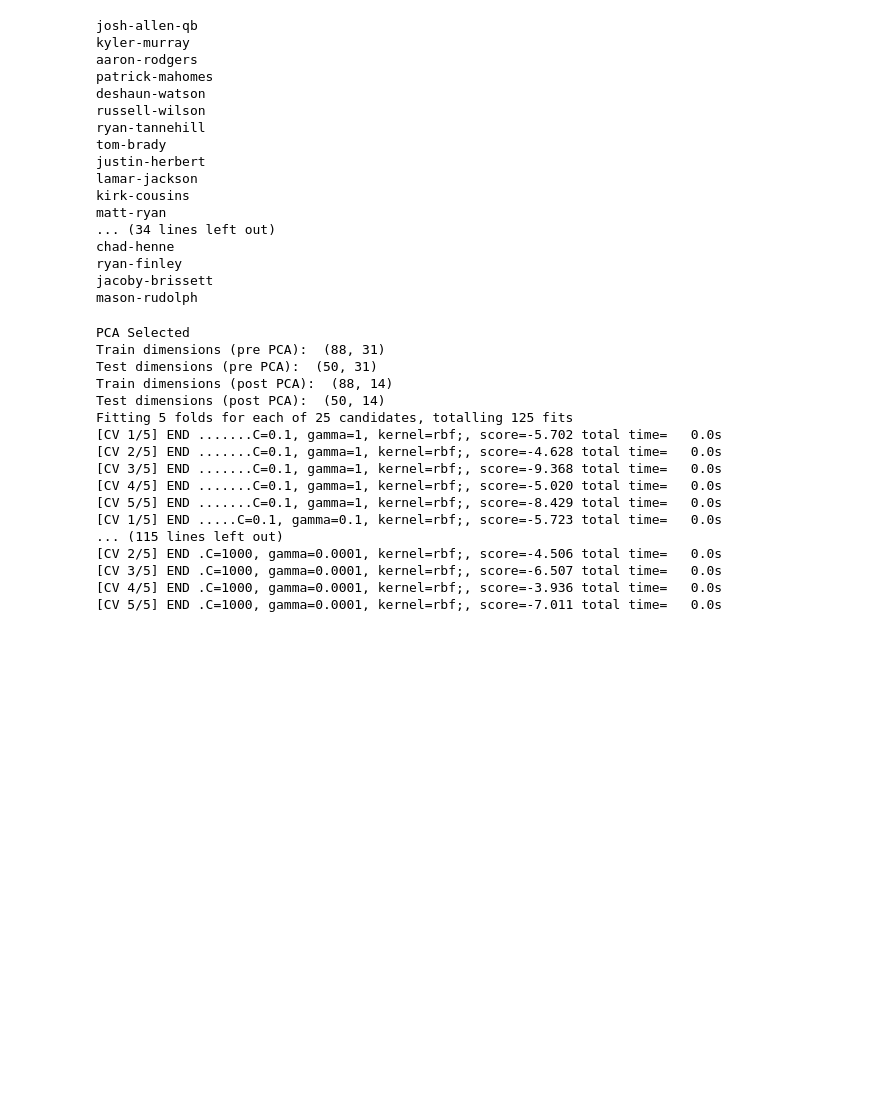
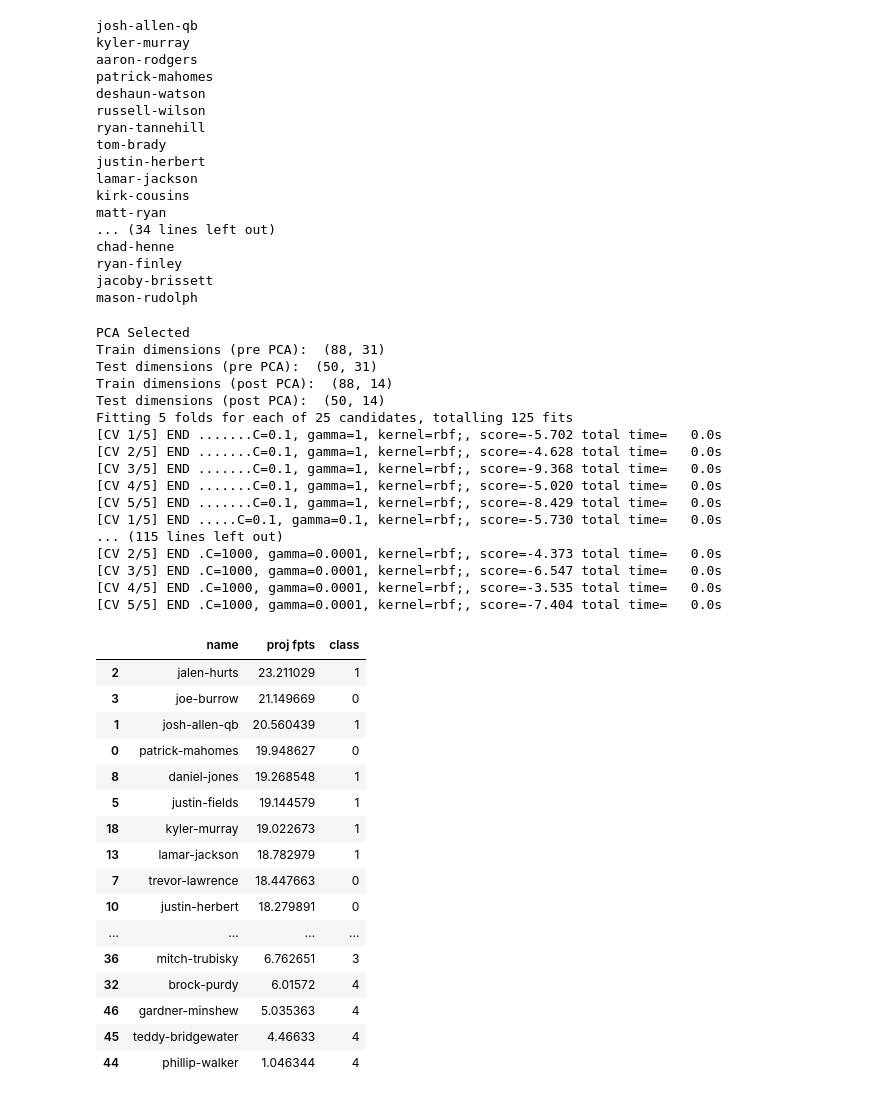
Before and after one commit to xander-abbott/fantasy_scrape, a Jupyter notebook: main_qb.ipynb, the cells around one changed output. Saved outputs shown, nothing was run; the diff lists cells and outputs as text; code cells hidden in the pictures; blank space fills up the shorter version.

```diff
--- a/main_qb.ipynb
+++ b/main_qb.ipynb
@@ -18,7 +20,6 @@ from scrape import run_svr_2023
 # %%
 results = run_svr_2023('qb', 'PPR', pca=True)
 results['projections'].head(50)
-results['projections'].to_csv('2022_qb_projections_pca.csv')
 # %% [output]
 patrick-mahomes
 josh-allen-qb
@@ -56,35 +57,52 @@ cooper-rush
 jordan-love
 josh-allen-qb
 kyler-murray
 aaron-rodgers
 patrick-mahomes
 deshaun-watson
 russell-wilson
 ryan-tannehill
 tom-brady
 justin-herbert
 lamar-jackson
 kirk-cousins
 matt-ryan
 ... (34 lines left out)
 chad-henne
 ryan-finley
 jacoby-brissett
 mason-rudolph
 PCA Selected
 Train dimensions (pre PCA):  (88, 31)
 Test dimensions (pre PCA):  (50, 31)
 Train dimensions (post PCA):  (88, 14)
 Test dimensions (post PCA):  (50, 14)
 Fitting 5 folds for each of 25 candidates, totalling 125 fits
 [CV 1/5] END .......C=0.1, gamma=1, kernel=rbf;, score=-5.702 total time=   0.0s
 [CV 2/5] END .......C=0.1, gamma=1, kernel=rbf;, score=-4.628 total time=   0.0s
 [CV 3/5] END .......C=0.1, gamma=1, kernel=rbf;, score=-9.368 total time=   0.0s
 [CV 4/5] END .......C=0.1, gamma=1, kernel=rbf;, score=-5.020 total time=   0.0s
 [CV 5/5] END .......C=0.1, gamma=1, kernel=rbf;, score=-8.429 total time=   0.0s
-[CV 1/5] END .....C=0.1, gamma=0.1, kernel=rbf;, score=-5.723 total time=   0.0s
+[CV 1/5] END .....C=0.1, gamma=0.1, kernel=rbf;, score=-5.730 total time=   0.0s
 ... (115 lines left out)
-[CV 2/5] END .C=1000, gamma=0.0001, kernel=rbf;, score=-4.506 total time=   0.0s
-[CV 3/5] END .C=1000, gamma=0.0001, kernel=rbf;, score=-6.507 total time=   0.0s
-[CV 4/5] END .C=1000, gamma=0.0001, kernel=rbf;, score=-3.936 total time=   0.0s
-[CV 5/5] END .C=1000, gamma=0.0001, kernel=rbf;, score=-7.011 total time=   0.0s
+[CV 2/5] END .C=1000, gamma=0.0001, kernel=rbf;, score=-4.373 total time=   0.0s
+[CV 3/5] END .C=1000, gamma=0.0001, kernel=rbf;, score=-6.547 total time=   0.0s
+[CV 4/5] END .C=1000, gamma=0.0001, kernel=rbf;, score=-3.535 total time=   0.0s
+[CV 5/5] END .C=1000, gamma=0.0001, kernel=rbf;, score=-7.404 total time=   0.0s
+|  | name | proj fpts | class |
+| 2 | jalen-hurts | 23.211029 | 1 |
+| 3 | joe-burrow | 21.149669 | 0 |
+| 1 | josh-allen-qb | 20.560439 | 1 |
+| 0 | patrick-mahomes | 19.948627 | 0 |
+| 8 | daniel-jones | 19.268548 | 1 |
+| 5 | justin-fields | 19.144579 | 1 |
+| 18 | kyler-murray | 19.022673 | 1 |
+| 13 | lamar-jackson | 18.782979 | 1 |
+| 7 | trevor-lawrence | 18.447663 | 0 |
+| 10 | justin-herbert | 18.279891 | 0 |
+| ... | ... | ... | ... |
+| 36 | mitch-trubisky | 6.762651 | 3 |
+| 32 | brock-purdy | 6.01572 | 4 |
+| 46 | gardner-minshew | 5.035363 | 4 |
+| 45 | teddy-bridgewater | 4.46633 | 4 |
+| 44 | phillip-walker | 1.046344 | 4 |
```
Also changed, not shown: parts of 4 cells of this notebook, 8 other files.
